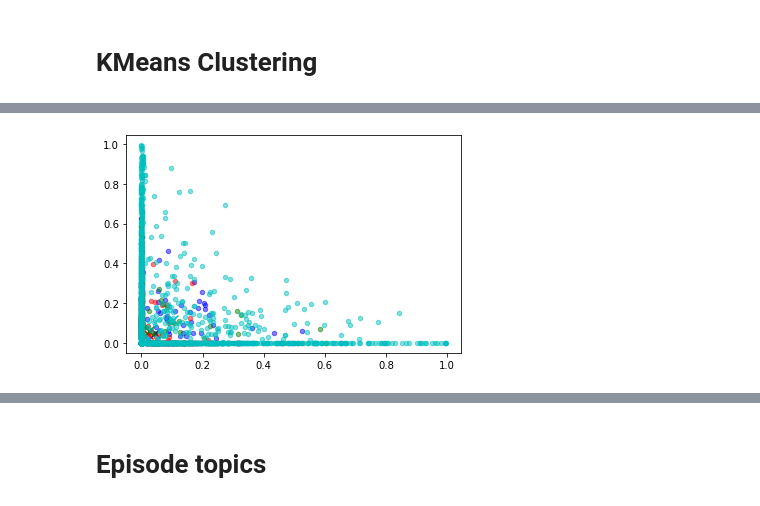
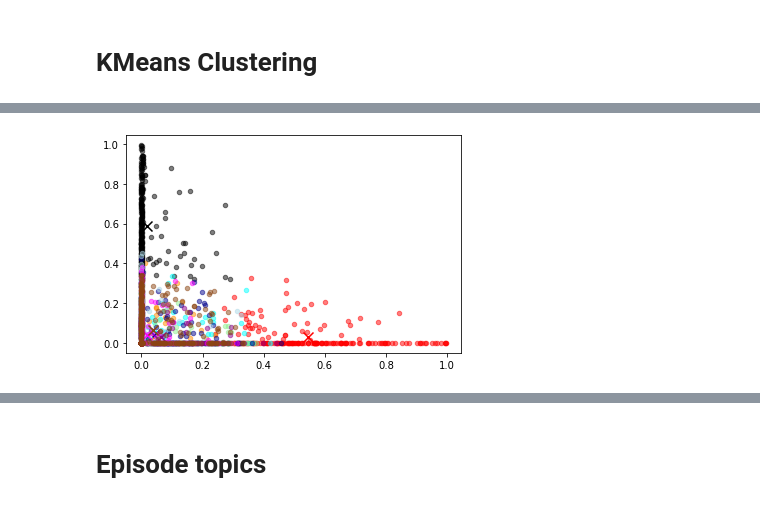
Before and after one commit to jpizzollo/NLP_Podcast, a Jupyter notebook: Topics_5min_Docs.ipynb, the cells around one changed output, grey strips where cells are left out. Cells and saved outputs as stored; diff of their text form; code cells hidden in the pictures.

```diff
--- a/Topics_5min_Docs.ipynb
+++ b/Topics_5min_Docs.ipynb
@@ -104,5 +120,5 @@ dtm = vectorizer.fit_transform(binned_df.key_words)
 # %% [markdown]
 # Fit LDA Model
 # %%
-lda = LatentDirichletAllocation(n_components=16, random_state=0)
-doc_topic_array = lda.fit_transform(dtm)
+"""lda = LatentDirichletAllocation(n_components=16, random_state=0)
+doc_topic_array = lda.fit_transform(dtm)"""
@@ -232,22 +235,8 @@ def plot_PCA_2D(data, target, target_names):
 pca_df = pd.DataFrame(pca_features, columns=['pc1','pc2'])
 label_names = doc_topic.columns
 pca_df['label'] = doc_topic.idxmax(axis=1)
-colors = ['red',
- 'darkorange',
- 'black',
- 'cyan',
- 'lightgreen',
- 'darkblue',
- 'lightblue',
- 'darkmagenta',
- 'magenta',
- 'saddlebrown',
- 'burlywood',
- 'lightgray',
- 'yellow',
- 'lightcoral',
- 'pink',
- 'olive']
+colors = ['red', 'darkorange', 'black', 'cyan', 'lightgreen', 'darkblue', 'lightblue', 'darkmagenta',\
+          'magenta', 'saddlebrown', 'burlywood', 'lightgray', 'yellow', 'lightcoral', 'pink', 'olive']
 # %%
 plt.figure(figsize=[15,15])
 for i,c in zip(label_names, colors):
@@ -264,2 +247,9 @@ plt.scatter(pca_features[:,0],pca_features[:,1],s=5)
 # %% [markdown]
 # KMeans Clustering
+# %%
+inertias = []
+
+for k_ in np.arange(2,31,2):
+    km = KMeans(n_clusters=k_)
+    km.fit(doc_topic_array)
+    inertias.append(km.inertia_)
@@ -266,22 +264,23 @@ plt.scatter(pca_features[:,0],pca_features[:,1],s=5)
 # %%
 def display_cluster(X, km=[], num_clusters=0):
-    color = 'brgcmyk'
+    colors = ['red', 'darkorange', 'black', 'cyan', 'lightgreen', 'darkblue', 'lightblue', 'darkmagenta',\
+          'magenta', 'saddlebrown', 'burlywood', 'lightgray', 'yellow', 'lightcoral', 'pink', 'olive']
     alpha = 0.5
     s = 20
 
     if num_clusters == 0:
-        plt.scatter(X[:,0], X[:,1], c=color[0], alpha=alpha, s=s)
+        plt.scatter(X[:,0], X[:,1], c=colors[0], alpha=alpha, s=s)
 
     else:
         for i in range(num_clusters):
-            plt.scatter(X[km.labels_==i,0],X[km.labels_==i,1],c = color[i],alpha = alpha,s=s)
-            plt.scatter(km.cluster_centers_[i][0],km.cluster_centers_[i][1],c = color[i], marker = 'x', s = 100)
+            plt.scatter(X[km.labels_==i,0],X[km.labels_==i,1],c = colors[i],alpha = alpha,s=s)
+            plt.scatter(km.cluster_centers_[i][0],km.cluster_centers_[i][1],c = colors[i], marker = 'x', s = 100)
 # %%
 from sklearn.cluster import KMeans
 
-num_clusters = 4
+num_clusters = 10
 km = KMeans(n_clusters=num_clusters)
 km.fit(doc_topic_array)
 display_cluster(doc_topic_array,km,num_clusters)
 # %% [output]
-[figure, old version]
+[figure, new version]
```
Also changed, not shown: parts of 27 cells of this notebook.
